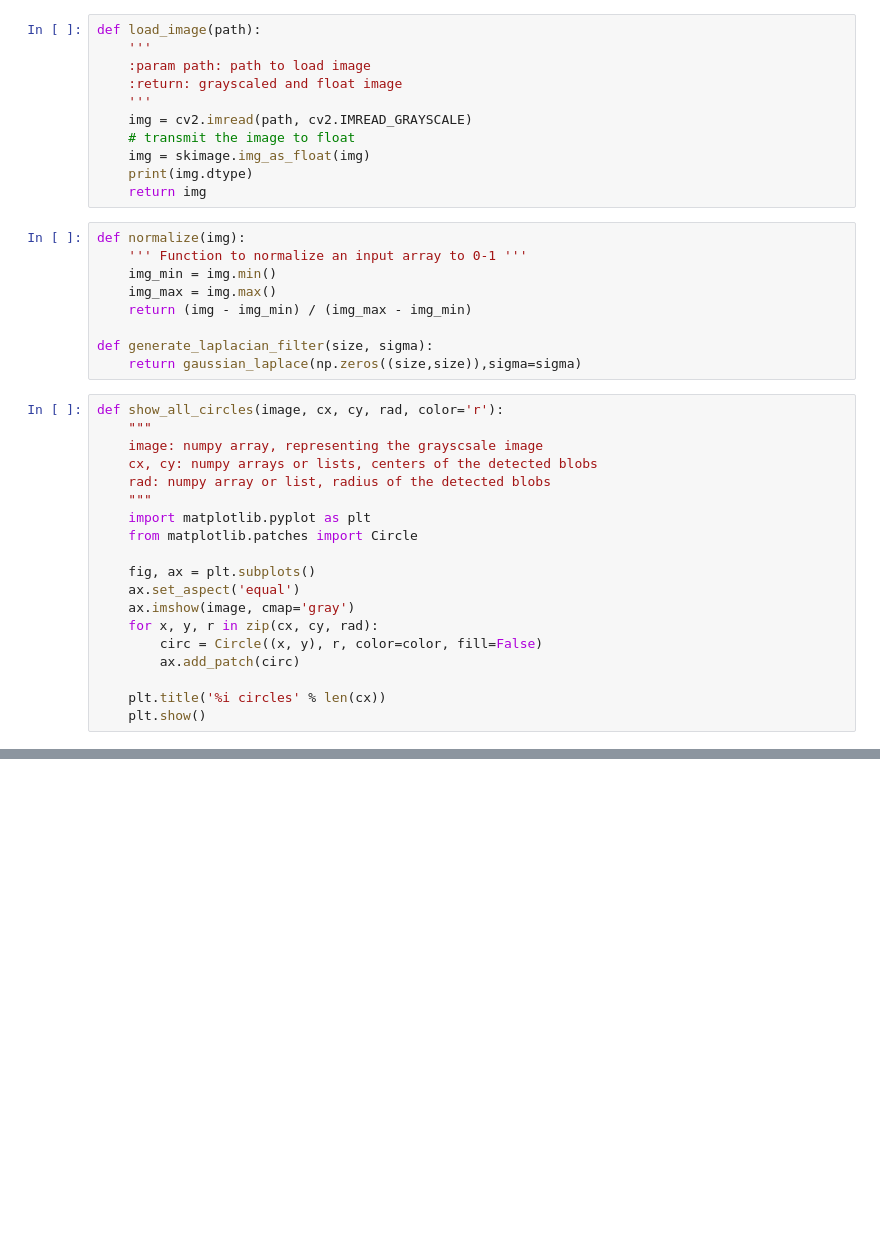
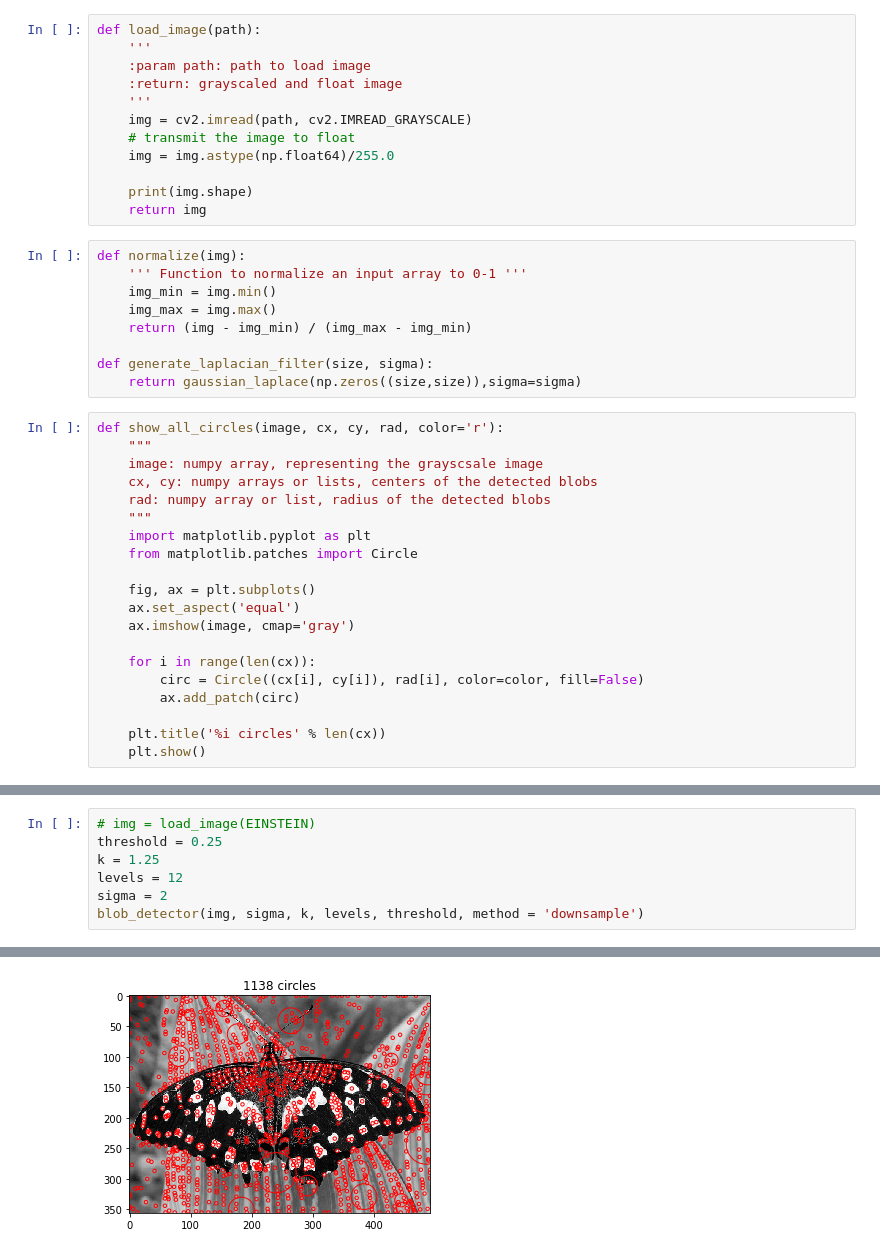
Before and after one commit to 770120041/ComputerVisionPractice, a Jupyter notebook: part2.ipynb, the cells around one changed output, grey strips where cells are left out. Drawn from its saved outputs; the diff is of its cells as text; blank space fills up the shorter version.

```diff
--- a/part2.ipynb
+++ b/part2.ipynb
@@ -17,8 +20,9 @@ def load_image(path):
     '''
     img = cv2.imread(path, cv2.IMREAD_GRAYSCALE)
     # transmit the image to float
-    img = skimage.img_as_float(img)
-    print(img.dtype)
+    img = img.astype(np.float64)/255.0
+
+    print(img.shape)
     return img
 # %%
 def normalize(img):
@@ -42,8 +46,9 @@ def show_all_circles(image, cx, cy, rad, color='r'):
     fig, ax = plt.subplots()
     ax.set_aspect('equal')
     ax.imshow(image, cmap='gray')
-    for x, y, r in zip(cx, cy, rad):
-        circ = Circle((x, y), r, color=color, fill=False)
+
+    for i in range(len(cx)):
+        circ = Circle((cx[i], cy[i]), rad[i], color=color, fill=False)
         ax.add_patch(circ)
 
     plt.title('%i circles' % len(cx))
@@ -136,0 +170,8 @@ float64
+# %%
+# img = load_image(EINSTEIN)
+threshold = 0.25
+k = 1.25
+levels = 12
+sigma = 2
+blob_detector(img, sigma, k, levels, threshold, method = 'downsample')
+# %% [output]
@@ -136,0 +206 @@ float64
+[figure, added]
```
Also changed, not shown: parts of 8 cells of this notebook.
